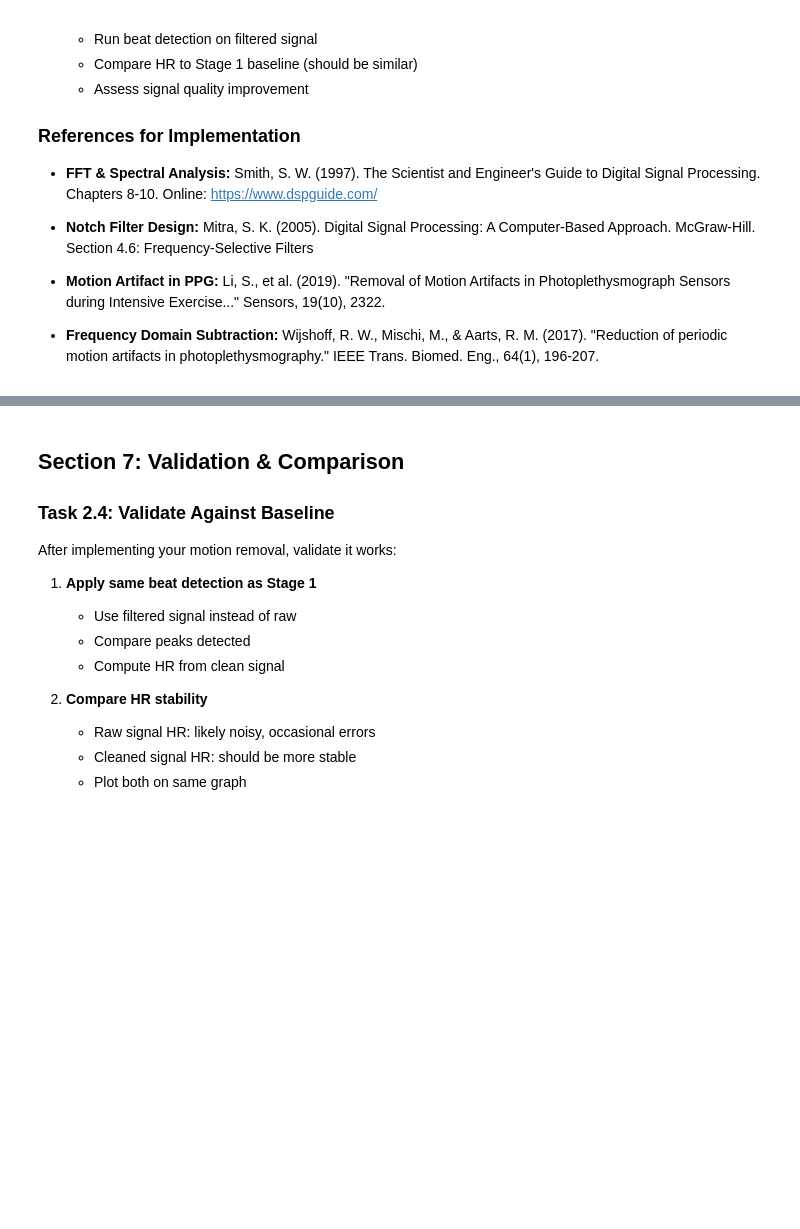
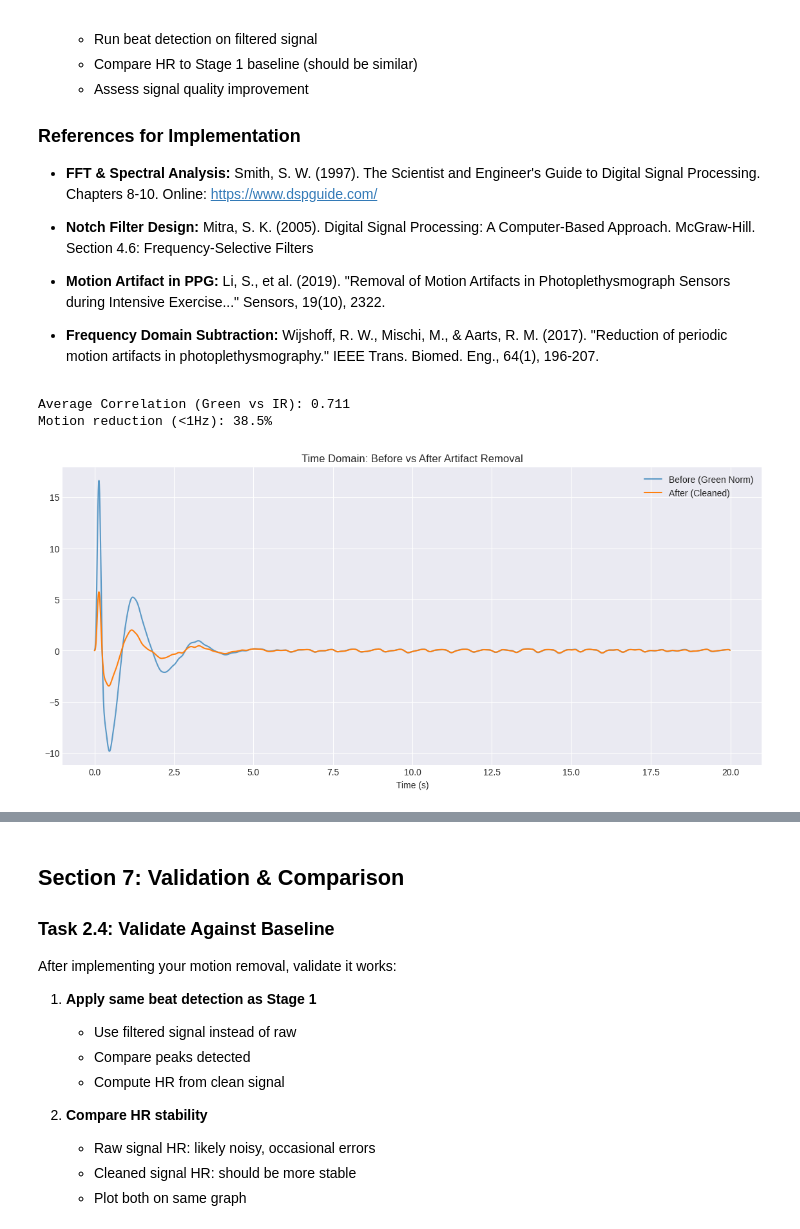
Before and after one commit to ac-pate/Pervasive-Computing-for-Health, a Jupyter notebook: assignment_2/Achal_Patel_Stage_2_Frequency_Domain_Filtering.ipynb, the cells around one changed output, grey strips where cells are left out. Cells and saved outputs as stored; diff of their text form; code cells hidden in the pictures; blank space fills up the shorter version.

```diff
--- a/assignment_2/Achal_Patel_Stage_2_Frequency_Domain_Filtering.ipynb
+++ b/assignment_2/Achal_Patel_Stage_2_Frequency_Domain_Filtering.ipynb
@@ -90,7 +75,7 @@ plt.style.use('seaborn-v0_8-darkgrid')
 plt.rcParams['figure.figsize'] = (14, 6)
 
 # TODO: Update paths
-dataset_path = Path('/content/Dataset')
+dataset_path = Path('./Dataset')
 participant_id = '2'  # Use different participant for motion data
 ear = 'left'
 
@@ -206,7 +191,7 @@ window_samples = int(window_sec * fs)
 ppg_window = ppg_green[:window_samples]
 
 # Apply Hann window to reduce spectral leakage
-window = signal.hann(len(ppg_window))
+window = signal.windows.hann(len(ppg_window))
 ppg_windowed = ppg_window * window
 
 # Compute FFT
@@ -514,3 +510,79 @@ Choose **at least one** of the three approaches (A, B, or C) and implement it.
 
 - **Frequency Domain Subtraction:**
   Wijshoff, R. W., Mischi, M., & Aarts, R. M. (2017). "Reduction of periodic motion artifacts in photoplethysmography." IEEE Trans. Biomed. Eng., 64(1), 196-207.
+# %%
+# Implementation of Task A: Reference Signal Approach
+# We use IR channel as our reference signal for motion
+def apply_bandpass(signal_data, fs, low=0.5, high=5.0, order=4):
+    nyq = 0.5 * fs
+    sos = signal.butter(order, [low/nyq, high/nyq], btype='band', output='sos')
+    return signal.sosfilt(sos, signal_data)
+
+def normalize(signal_data):
+    return (signal_data - np.mean(signal_data)) / np.std(signal_data)
+
+# Step 1: Filter both signals
+green_filt = apply_bandpass(ppg_green, fs)
+ir_filt = apply_bandpass(ppg_ir, fs)
+
+# Step 2: Normalize
+green_norm = normalize(green_filt)
+ir_norm = normalize(ir_filt)
+
+# Step 3: Estimate correlation in sliding windows (10 seconds or just overall for simplicity)
+window_len = int(10 * fs)
+corrs = []
+for i in range(0, len(green_norm)-window_len, window_len):
+    g_win = green_norm[i:i+window_len]
+    i_win = ir_norm[i:i+window_len]
+    c = np.corrcoef(g_win, i_win)[0, 1]
+    corrs.append(c)
+
+avg_corr = np.mean(corrs)
+print(f"Average Correlation (Green vs IR): {avg_corr:.3f}")
+
+# Step 4: Subtract Motion Reference
+motion_component = avg_corr * ir_norm
+ppg_clean = green_norm - motion_component
+
+# Step 5: Analyze Result
+def get_spectrum(time_signal, fs):
+    window = signal.windows.hann(len(time_signal))
+    windowed = time_signal * window
+    fft_val = np.abs(fft(windowed))
+    fft_val = fft_val[:len(fft_val)//2]
+    freqs = fftfreq(len(windowed), 1/fs)[:len(fft_val)]
+    return freqs, fft_val / np.max(fft_val + 1e-10)
+
+f1, spec_before = get_spectrum(green_norm, fs)
+f2, spec_after = get_spectrum(ppg_clean, fs)
+
+# Measure power < 1 Hz
+motion_band = f1 < 1.0
+power_before = np.sum(spec_before[motion_band])
+power_after = np.sum(spec_after[motion_band])
+reduction = 100 * (power_before - power_after) / power_before
+
+print(f"Motion reduction (<1Hz): {reduction:.1f}%")
+
+plt.figure(figsize=(14, 6))
+plot_sec = int(20 * fs)
+plt.plot(time[:plot_sec], green_norm[:plot_sec], label="Before (Green Norm)", alpha=0.7)
+plt.plot(time[:plot_sec], ppg_clean[:plot_sec], label="After (Cleaned)", linewidth=1.5)
+plt.title("Time Domain: Before vs After Artifact Removal")
+plt.xlabel("Time (s)")
+plt.legend()
+plt.show()
+
+plt.figure(figsize=(14, 4))
+plt.plot(f1, spec_before, label="Current", alpha=0.7)
+plt.plot(f1, spec_after, label="Cleaned Spectrum", linewidth=1.5)
+plt.xlim(0, 3)
+plt.title("Frequency Domain Comparison")
+plt.xlabel("Frequency (Hz)")
+plt.legend()
+plt.show()
+# %% [output]
+Average Correlation (Green vs IR): 0.711
+Motion reduction (<1Hz): 38.5%
+[figure, added]
```
Also changed, not shown: parts of 9 cells of this notebook, 10 other files.
